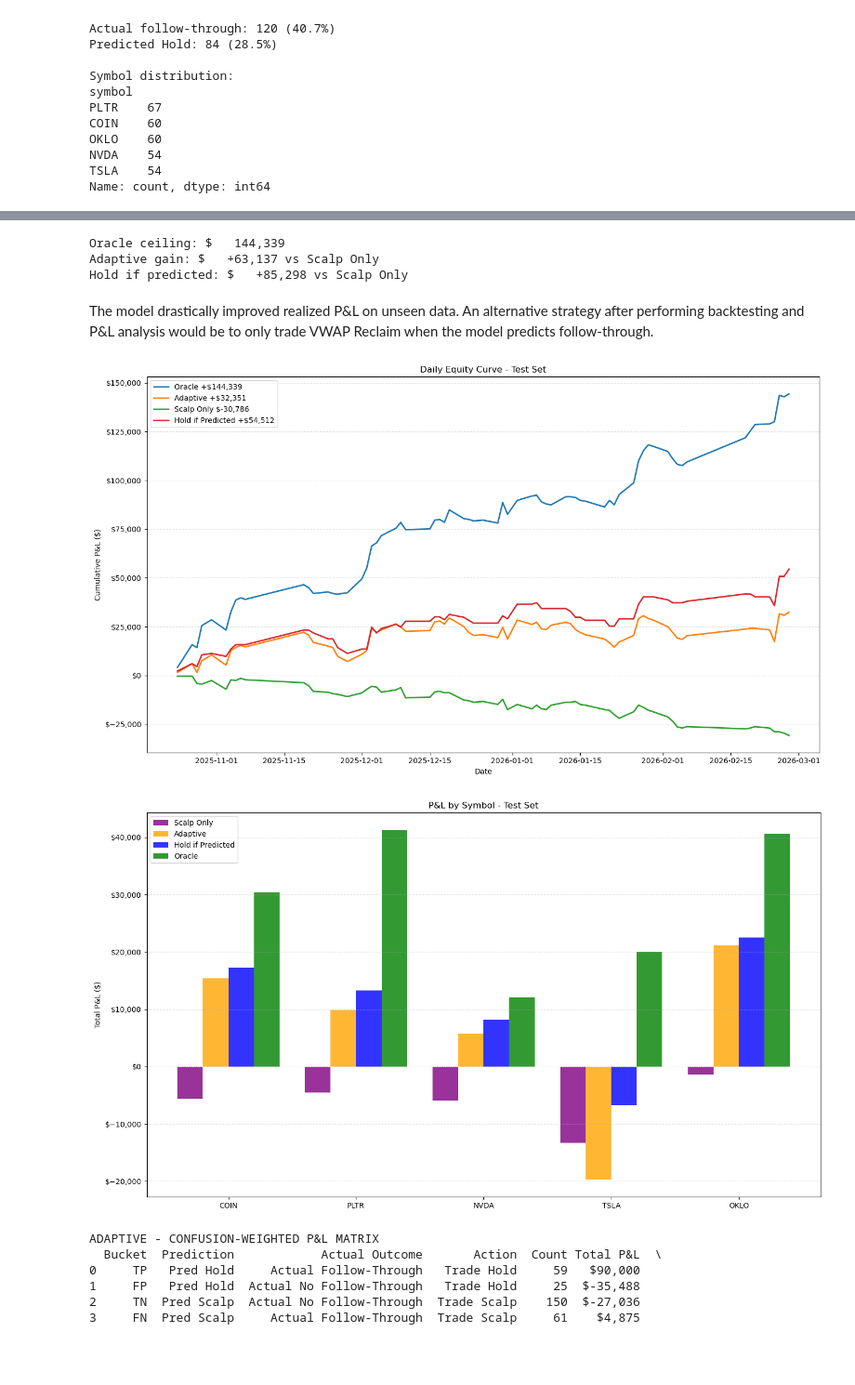
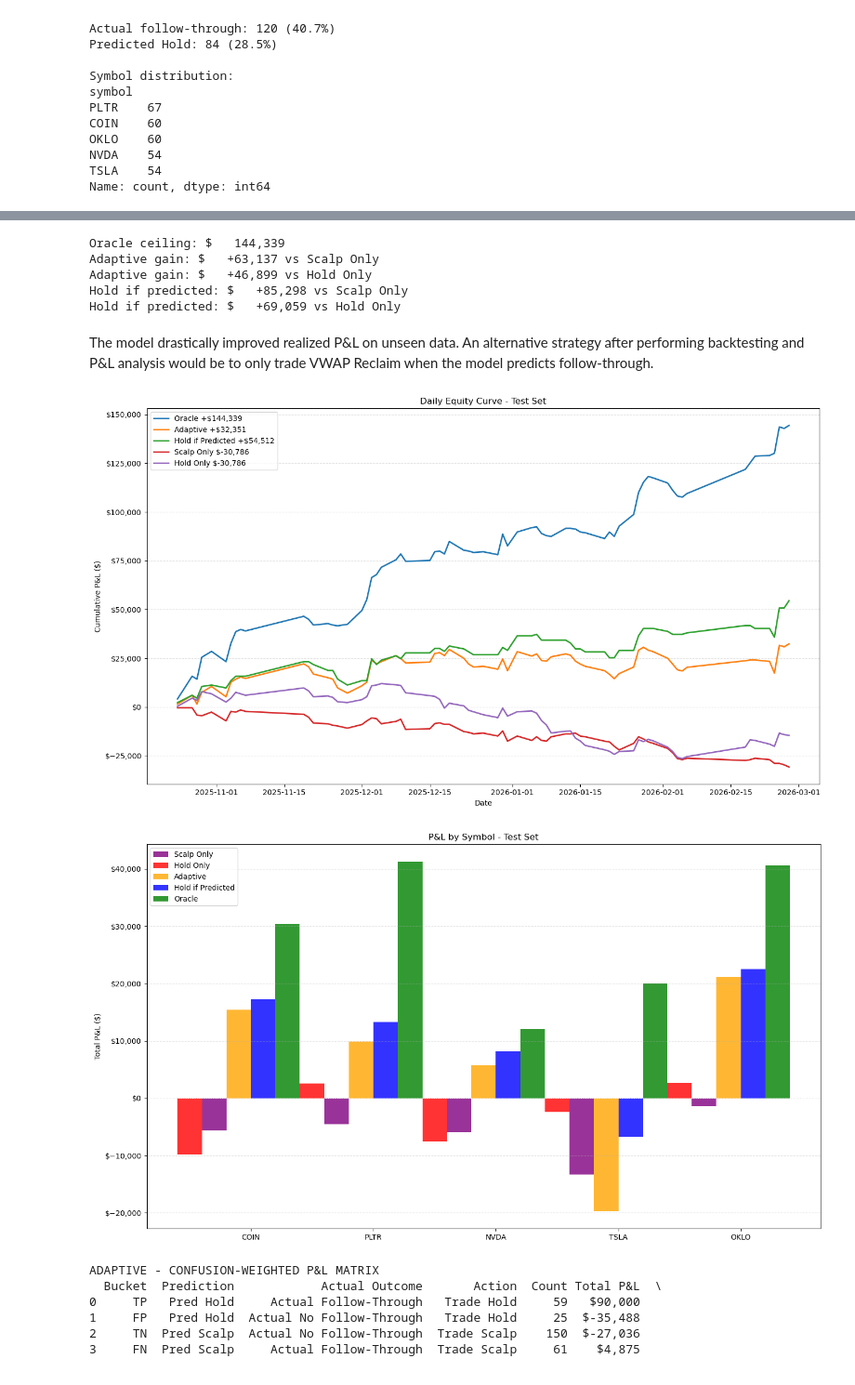
Before and after one commit to navanodonavan/Adaptive_Scalping_Parameter_Optimizer_ML_MSAAI590, a Jupyter notebook: 0.4 In-Sample Backtesting.ipynb, the cells around one changed output, grey strips where cells are left out. Shown at 93% size. Saved outputs shown, nothing was run; the diff lists cells and outputs as text; code cells hidden in the pictures.

Commit message:
final pipeline run through with hold only scenario

```diff
--- a/0.4 In-Sample Backtesting.ipynb
+++ b/0.4 In-Sample Backtesting.ipynb
@@ -54,6 +54,9 @@ Name: count, dtype: int64
 
 # scalp only trades
 test['pnl_scalp'] = test['R_scalp'] * SCALP_RISK
+
+# scalp only trades
+test['pnl_hold'] = test['R_hold'] * SCALP_RISK
 
 # adaptive trades
 test['mode_adaptive'] = test['pred_follow_through'].map({1: 'Hold', 0: 'Scalp'})
@@ -75,13 +78,14 @@ test['pnl_oracle'] = test['R_oracle'] * test['risk_oracle']
 # cumulative P&L
 test = test.sort_values('date_ny').reset_index(drop=True)
 test['cum_pnl_scalp'] = test['pnl_scalp'].cumsum()
+test['cum_pnl_hold'] = test['pnl_hold'].cumsum()
 test['cum_pnl_adaptive'] = test['pnl_adaptive'].cumsum()
 test['cum_pnl_hold_only'] = test['pnl_hold_only'].cumsum()
 test['cum_pnl_oracle'] = test['pnl_oracle'].cumsum()
 
 # daily P&L
 daily_equity = (
-    test.groupby('date_ny')[['pnl_scalp', 'pnl_adaptive', 'pnl_hold_only', 'pnl_oracle']]
+    test.groupby('date_ny')[['pnl_scalp', 'pnl_hold', 'pnl_adaptive', 'pnl_hold_only', 'pnl_oracle']]
     .sum()
     .sort_index()
     .cumsum()
@@ -89,6 +93,7 @@ daily_equity = (
 # daily equity curves
 daily_equity = daily_equity.rename(columns={
     'pnl_scalp': 'cum_pnl_scalp',
+    'pnl_hold': 'cum_pnl_hold',
     'pnl_adaptive': 'cum_pnl_adaptive',
     'pnl_hold_only': 'cum_pnl_hold_only',
     'pnl_oracle': 'cum_pnl_oracle'
@@ -164,6 +172,7 @@ RESULTS:
 # %%
 # gap analysis
 fixed_pnl = test['pnl_scalp'].sum()
+hold_pnl = test['pnl_hold'].sum()
 adaptive_pnl = test['pnl_adaptive'].sum()
 hold_only_pnl = test['pnl_hold_only'].sum()
 oracle_pnl = test['pnl_oracle'].sum()
@@ -172,11 +181,15 @@ gap_closed = 100 * (adaptive_pnl - fixed_pnl) / denom if abs(denom) > 1e-9 else
 
 print(f"Oracle ceiling: ${oracle_pnl:>10,.0f}")
 print(f"Adaptive gain: ${adaptive_pnl - fixed_pnl:>+10,.0f} vs Scalp Only")
+print(f"Adaptive gain: ${adaptive_pnl - hold_pnl:>+10,.0f} vs Hold Only")
 print(f"Hold if predicted: ${hold_only_pnl - fixed_pnl:>+10,.0f} vs Scalp Only")
+print(f"Hold if predicted: ${hold_only_pnl - hold_pnl:>+10,.0f} vs Hold Only")
 # %% [output]
 Oracle ceiling: $   144,339
 Adaptive gain: $   +63,137 vs Scalp Only
+Adaptive gain: $   +46,899 vs Hold Only
 Hold if predicted: $   +85,298 vs Scalp Only
+Hold if predicted: $   +69,059 vs Hold Only
 # %% [markdown]
 The model drastically improved realized P&L on unseen data. An alternative strategy after performing backtesting and P&L analysis would be to only trade VWAP Reclaim when the model predicts follow-through.
 # %%
@@ -187,10 +200,12 @@ plt.plot(daily_equity.index, daily_equity['cum_pnl_oracle'],
          linewidth=2, label=f"Oracle +${oracle_pnl:,.0f}")
 plt.plot(daily_equity.index, daily_equity['cum_pnl_adaptive'],
          linewidth=2, label=f"Adaptive +${adaptive_pnl:,.0f}")
+plt.plot(daily_equity.index, daily_equity['cum_pnl_hold_only'],
+         linewidth=2, label=f"Hold if Predicted +${hold_only_pnl:,.0f}")
 plt.plot(daily_equity.index, daily_equity['cum_pnl_scalp'],
          linewidth=2, label=f"Scalp Only ${fixed_pnl:,.0f}")
-plt.plot(daily_equity.index, daily_equity['cum_pnl_hold_only'],
-         linewidth=2, label=f"Hold if Predicted +${hold_only_pnl:,.0f}")
+plt.plot(daily_equity.index, daily_equity['cum_pnl_hold'],
+         linewidth=2, label=f"Hold Only ${fixed_pnl:,.0f}")
 
 plt.title('Daily Equity Curve - Test Set')
 plt.xlabel('Date')
@@ -201,36 +216,38 @@ plt.legend()
 plt.tight_layout()
 plt.show()
 # %% [output]
-[figure, old version]
+[figure, new version]
 # %%
 # P&L breakdown by stock
 fig, ax = plt.subplots(figsize=(14, 8))
 symbols = test['symbol'].unique()
 x = np.arange(len(symbols))
 width = 0.20
 
 fixed_vals = [test[test['symbol'] == s]['pnl_scalp'].sum() for s in symbols]
+hold_vals = [test[test['symbol'] == s]['pnl_hold'].sum() for s in symbols]
 adaptive_vals = [test[test['symbol'] == s]['pnl_adaptive'].sum() for s in symbols]
 hold_only_vals = [test[test['symbol'] == s]['pnl_hold_only'].sum() for s in symbols]
 oracle_vals = [test[test['symbol'] == s]['pnl_oracle'].sum() for s in symbols]
 
 ax.bar(x - 1.5*width, fixed_vals, width, label='Scalp Only', color='purple', alpha=0.8)
+ax.bar(x - 2.5*width, hold_vals, width, label='Hold Only', color='red', alpha=0.8)
 ax.bar(x - 0.5*width, adaptive_vals, width, label='Adaptive', color='orange', alpha=0.8)
 ax.bar(x + 0.5*width, hold_only_vals, width, label='Hold if Predicted', color='blue', alpha=0.8)
 ax.bar(x + 1.5*width, oracle_vals, width, label='Oracle', color='green', alpha=0.8)
 
 ax.axhline(0, color='white', linestyle=':', linewidth=0.8)
 ax.set_xticks(x)
 ax.set_xticklabels(symbols)
 ax.set_title('P&L by Symbol - Test Set')
 ax.set_ylabel('Total P&L ($)')
 ax.yaxis.set_major_formatter(mticker.StrMethodFormatter('${x:,.0f}'))
 plt.grid(axis='y', linestyle='--', alpha=0.4)
 ax.legend()
 plt.tight_layout()
 plt.show()
 # %% [output]
-[figure, old version]
+[figure, new version]
 # %%
 # P&L breakdown
 tp = test[(test['pred_follow_through']==1) & (test['follow_through']==1)]
```
Also changed, not shown: parts of 2 cells of this notebook.
